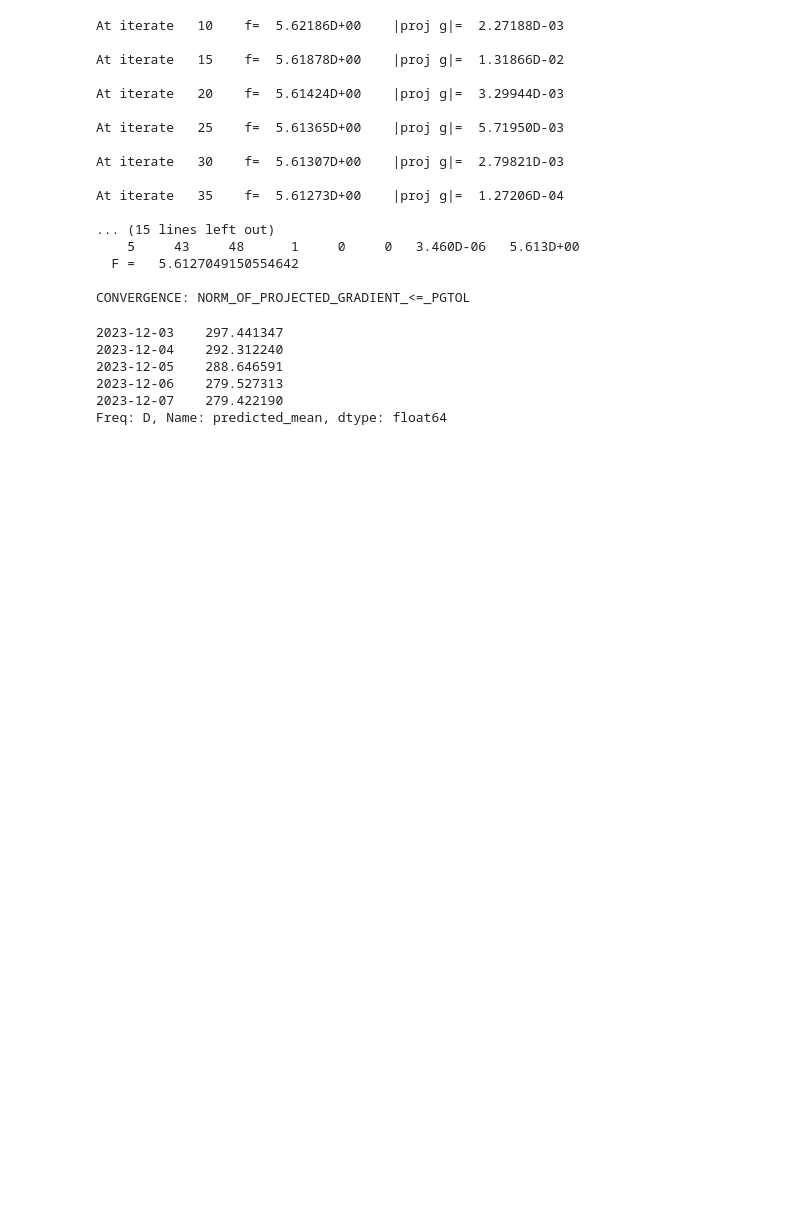
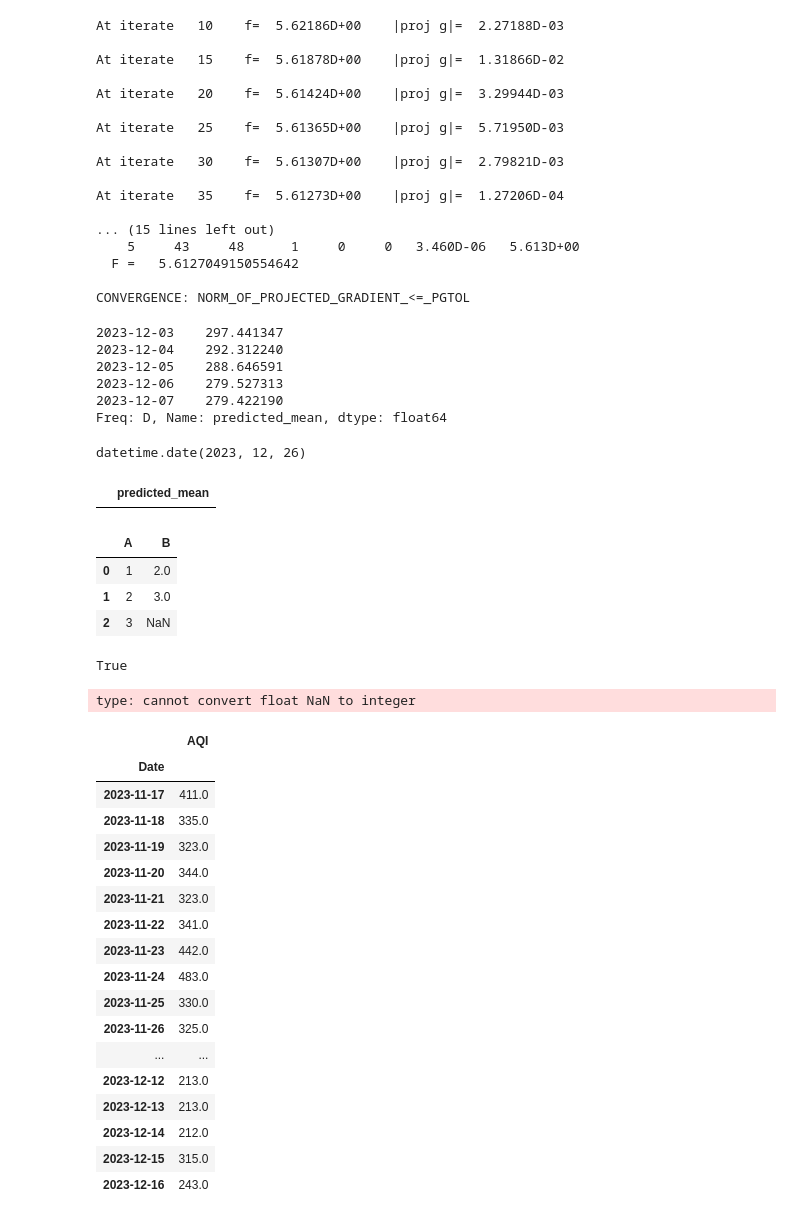
Before and after one commit to Bomma-Pranay/Analysing-Air-Quality-Index-using-Machine-Learning, a Jupyter notebook: ipynotebooks/Forecasting_time_series/scratch1.ipynb, the cells around one changed output. Cells and saved outputs as stored; diff of their text form; code cells hidden in the pictures; blank space fills up the shorter version.

```diff
--- a/ipynotebooks/Forecasting_time_series/scratch1.ipynb
+++ b/ipynotebooks/Forecasting_time_series/scratch1.ipynb
@@ -516,6 +518,57 @@ CONVERGENCE: NORM_OF_PROJECTED_GRADIENT_<=_PGTOL
 2023-12-06    279.527313
 2023-12-07    279.422190
 Freq: D, Name: predicted_mean, dtype: float64
+# %%
+today = datetime.now().date()
+yesterday = today - timedelta(days=1)
+yesterday
+# %% [output]
+datetime.date(2023, 12, 26)
+# %%
+predictions = pd.DataFrame(predictions)
+predictions[yesterday:yesterday]
+# %% [output]
+|  | predicted_mean |
+# %%
+temp = pd.DataFrame({"A": [1,2,3],
+             "B": [2,3,np.nan]})
+temp
+# %% [output]
+|  | A | B |
+| 0 | 1 | 2.0 |
+| 1 | 2 | 3.0 |
+| 2 | 3 | NaN |
+# %%
+np.isnan( temp.loc[2,'B'])
+# %% [output]
+True
+# %%
+int(np.nan)
+# %% [output]
+type: cannot convert float NaN to integer
+# %%
+df.ffill(inplace=True)
+# %%
+df[-40:-10]
+# %% [output]
+|  | AQI |
+| Date |  |
+| 2023-11-17 | 411.0 |
+| 2023-11-18 | 335.0 |
+| 2023-11-19 | 323.0 |
+| 2023-11-20 | 344.0 |
+| 2023-11-21 | 323.0 |
+| 2023-11-22 | 341.0 |
+| 2023-11-23 | 442.0 |
+| 2023-11-24 | 483.0 |
+| 2023-11-25 | 330.0 |
+| 2023-11-26 | 325.0 |
+| ... | ... |
+| 2023-12-12 | 213.0 |
+| 2023-12-13 | 213.0 |
+| 2023-12-14 | 212.0 |
+| 2023-12-15 | 315.0 |
+| 2023-12-16 | 243.0 |
 # %%
 train_end = df.index[-1] - timedelta(days=5)  # Except last 5 days
 train_data = df.loc[:train_end, 'AQI']
```
Also changed, not shown: parts of 5 cells of this notebook, 3 other files.
